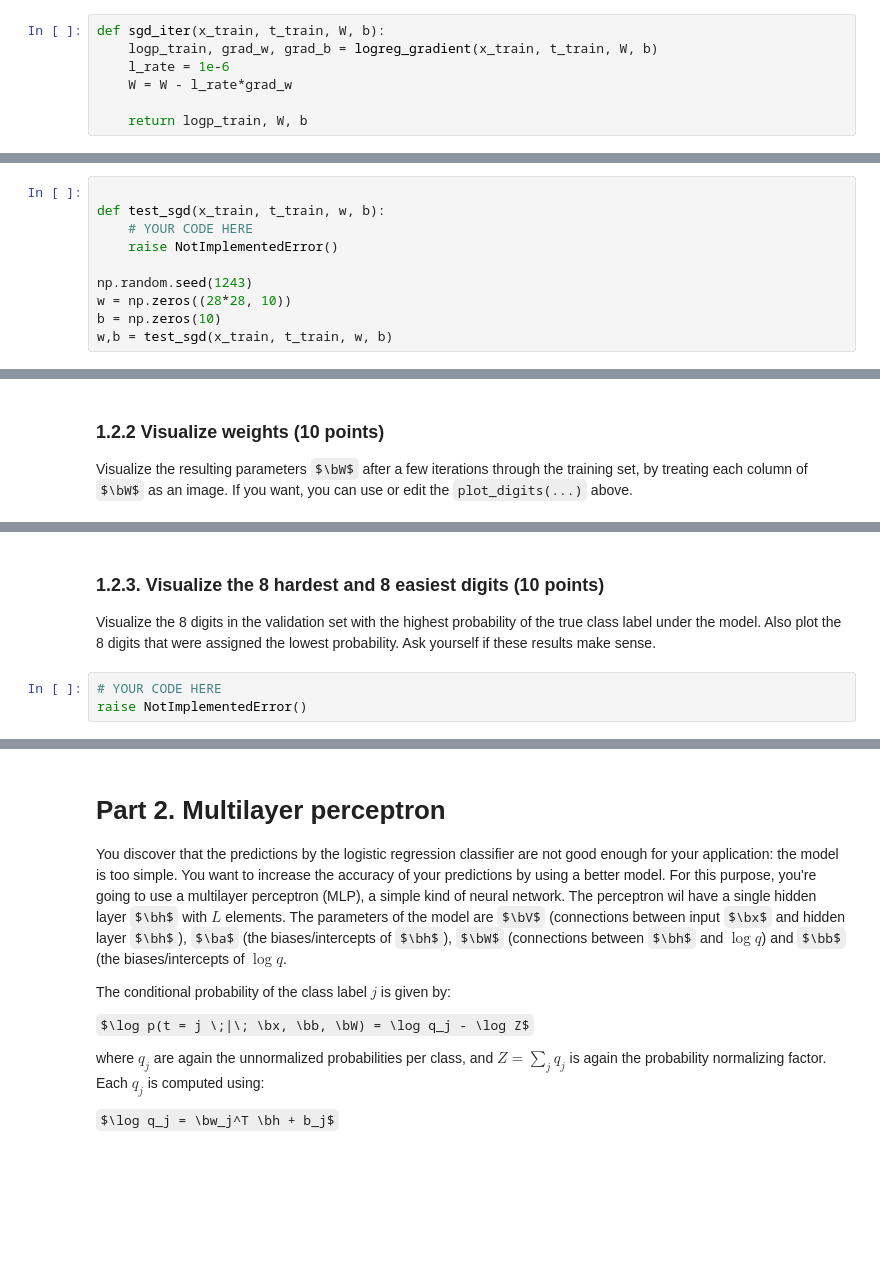
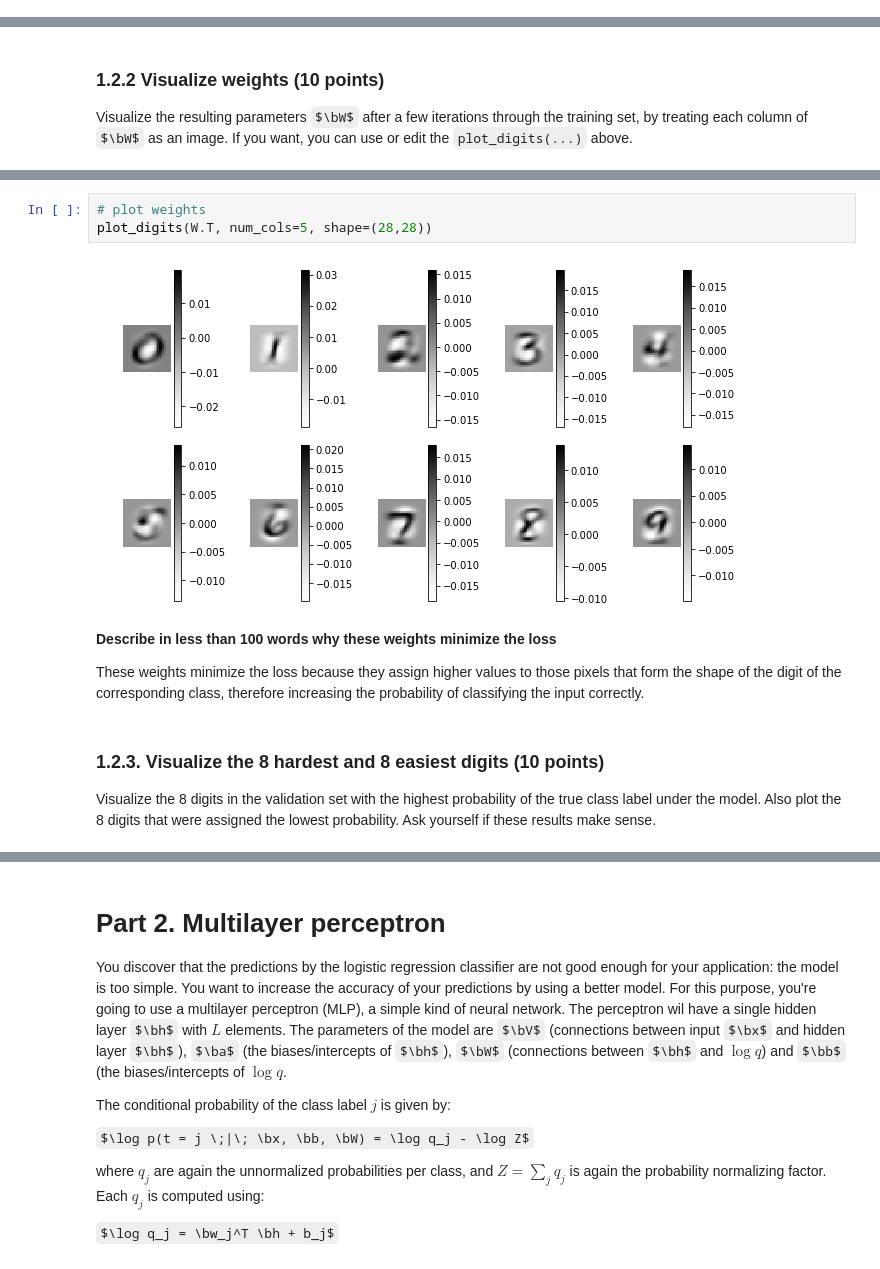
Before and after one commit to hammond756/ml1labs, a Jupyter notebook: 11336404_10437215_10608516_lab2.ipynb, the cells around one changed output, grey strips where cells are left out. Drawn from its saved outputs; the diff is of its cells as text; some formulas as TeX source; blank space fills up the shorter version.

```diff
--- a/11336404_10437215_10608516_lab2.ipynb
+++ b/11336404_10437215_10608516_lab2.ipynb
@@ -330,10 +319,3 @@ Finite difference error grad_b: 5.23511748609e-08
 ### 1.1.3 Stochastic gradient descent (10 points)
 
 Write a function `sgd_iter(x_train, t_train, w, b)` that performs one iteration of stochastic gradient descent (SGD), and returns the new weights. It should go through the trainingset once in randomized order, call `logreg_gradient(x, t, w, b)` for each datapoint to get the gradients, and update the parameters **using a small learning rate of `1E-6`**. Note that in this case we're maximizing the likelihood function, so we should actually performing gradient ___ascent___... For more information about SGD, see Bishop 5.2.4 or an online source (i.e. https://en.wikipedia.org/wiki/Stochastic_gradient_descent)
-# %%
-def sgd_iter(x_train, t_train, W, b):
-    logp_train, grad_w, grad_b = logreg_gradient(x_train, t_train, W, b)
-    l_rate = 1e-6
-    W = W - l_rate*grad_w
-
-    return logp_train, W, b
@@ -349,13 +352,3 @@ logp_train, W, b = sgd_iter(x_train[:5], t_train[:5], w, b)
 
 ### 1.2.1 Train (10 points)
 Perform 10 SGD iterations through the trainingset. Plot (in one graph) the conditional log-probability of the trainingset and validation set after each iteration.
-# %%
-
-def test_sgd(x_train, t_train, w, b):
-    # YOUR CODE HERE
-    raise NotImplementedError()
-
-np.random.seed(1243)
-w = np.zeros((28*28, 10))
-b = np.zeros(10)
-w,b = test_sgd(x_train, t_train, w, b)
@@ -371,8 +450,14 @@ YOUR ANSWER HERE
+# %%
+# plot weights
+plot_digits(W.T, num_cols=5, shape=(28,28))
+# %% [output]
+[figure, added]
+# %% [markdown]
+**Describe in less than 100 words why these weights minimize the loss**
+
+These weights minimize the loss because they assign higher values to those pixels that form the shape of the digit of the corresponding class, therefore increasing the probability of classifying the input correctly.
 # %% [markdown]
 ### 1.2.3. Visualize the 8 hardest and 8 easiest digits (10 points)
 Visualize the 8 digits in the validation set with the highest probability of the true class label under the model.
 Also plot the 8 digits that were assigned the lowest probability.
 Ask yourself if these results make sense.
-# %%
-# YOUR CODE HERE
-raise NotImplementedError()
```
Also changed, not shown: parts of 10 cells of this notebook.
